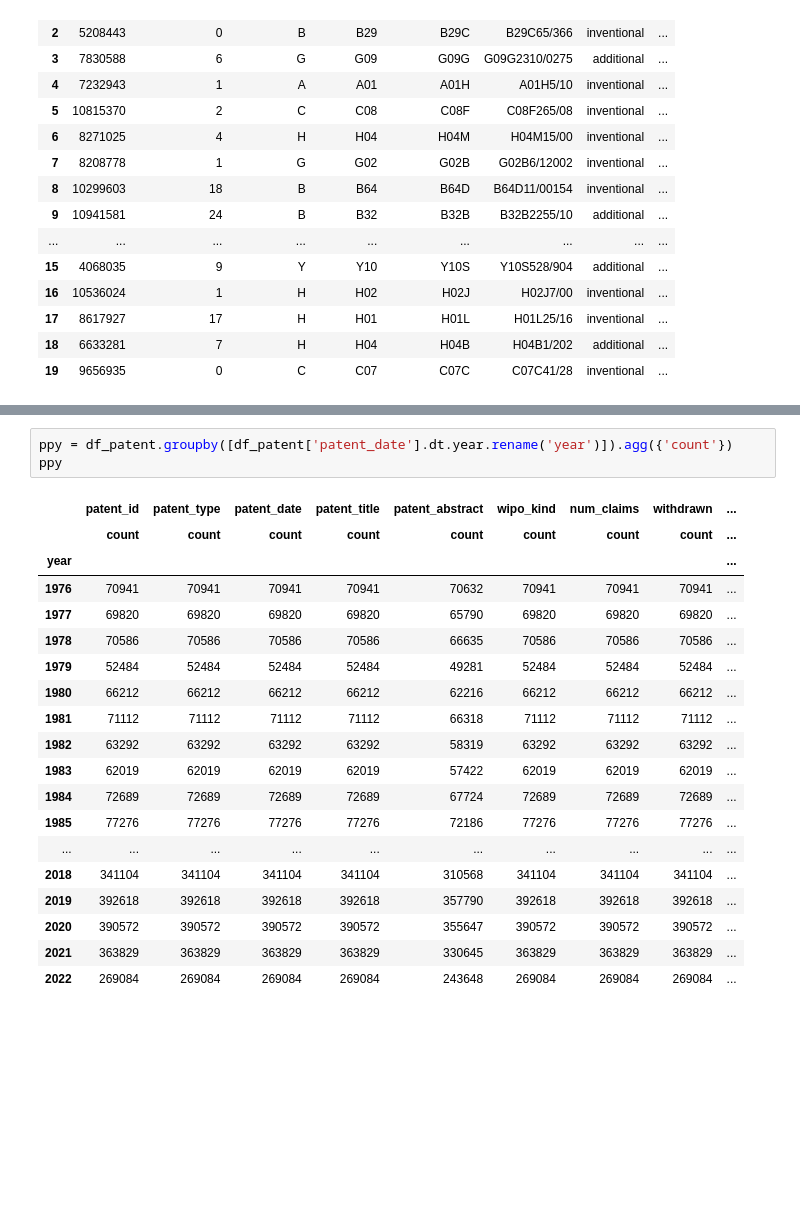
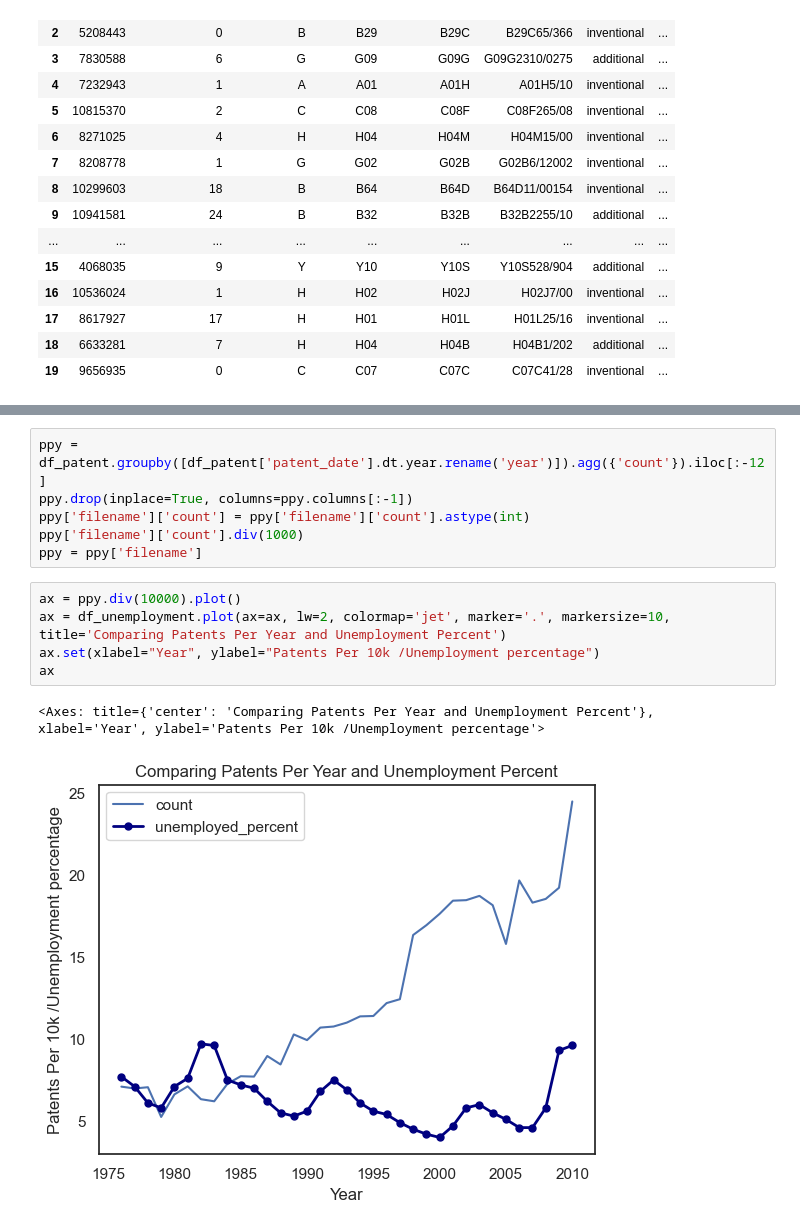
Before and after one commit to emoral435/JupyterPatents, a Jupyter notebook: UnemploymentandPatents.ipynb, the cells around one changed output, grey strips where cells are left out. Cells and saved outputs as stored; diff of their text form; blank space fills up the shorter version.

```diff
--- a/UnemploymentandPatents.ipynb
+++ b/UnemploymentandPatents.ipynb
@@ -90,23 +94,14 @@ df_unemployment
 # %%
-ppy = df_patent.groupby([df_patent['patent_date'].dt.year.rename('year')]).agg({'count'})
-ppy
+ppy = df_patent.groupby([df_patent['patent_date'].dt.year.rename('year')]).agg({'count'}).iloc[:-12]
+ppy.drop(inplace=True, columns=ppy.columns[:-1])
+ppy['filename']['count'] = ppy['filename']['count'].astype(int)
+ppy['filename']['count'].div(1000)
+ppy = ppy['filename']
-# %% [output]
-|  | patent_id | patent_type | patent_date | patent_title | patent_abstract | wipo_kind | num_claims | withdrawn | ... |
-|  | count | count | count | count | count | count | count | count | ... |
-| year |  |  |  |  |  |  |  |  | ... |
-| 1976 | 70941 | 70941 | 70941 | 70941 | 70632 | 70941 | 70941 | 70941 | ... |
-| 1977 | 69820 | 69820 | 69820 | 69820 | 65790 | 69820 | 69820 | 69820 | ... |
-| 1978 | 70586 | 70586 | 70586 | 70586 | 66635 | 70586 | 70586 | 70586 | ... |
-| 1979 | 52484 | 52484 | 52484 | 52484 | 49281 | 52484 | 52484 | 52484 | ... |
-| 1980 | 66212 | 66212 | 66212 | 66212 | 62216 | 66212 | 66212 | 66212 | ... |
-| 1981 | 71112 | 71112 | 71112 | 71112 | 66318 | 71112 | 71112 | 71112 | ... |
-| 1982 | 63292 | 63292 | 63292 | 63292 | 58319 | 63292 | 63292 | 63292 | ... |
-| 1983 | 62019 | 62019 | 62019 | 62019 | 57422 | 62019 | 62019 | 62019 | ... |
-| 1984 | 72689 | 72689 | 72689 | 72689 | 67724 | 72689 | 72689 | 72689 | ... |
-| 1985 | 77276 | 77276 | 77276 | 77276 | 72186 | 77276 | 77276 | 77276 | ... |
-| ... | ... | ... | ... | ... | ... | ... | ... | ... | ... |
-| 2018 | 341104 | 341104 | 341104 | 341104 | 310568 | 341104 | 341104 | 341104 | ... |
-| 2019 | 392618 | 392618 | 392618 | 392618 | 357790 | 392618 | 392618 | 392618 | ... |
-| 2020 | 390572 | 390572 | 390572 | 390572 | 355647 | 390572 | 390572 | 390572 | ... |
-| 2021 | 363829 | 363829 | 363829 | 363829 | 330645 | 363829 | 363829 | 363829 | ... |
-| 2022 | 269084 | 269084 | 269084 | 269084 | 243648 | 269084 | 269084 | 269084 | ... |
+# %%
+ax = ppy.div(10000).plot()
+ax = df_unemployment.plot(ax=ax, lw=2, colormap='jet', marker='.', markersize=10, title='Comparing Patents Per Year and Unemployment Percent')
+ax.set(xlabel="Year", ylabel="Patents Per 10k /Unemployment percentage")
+ax
+# %% [output]
+<Axes: title={'center': 'Comparing Patents Per Year and Unemployment Percent'}, xlabel='Year', ylabel='Patents Per 10k /Unemployment percentage'>
+[figure, added]
```
Also changed, not shown: parts of 2 cells of this notebook, 1 other file.
